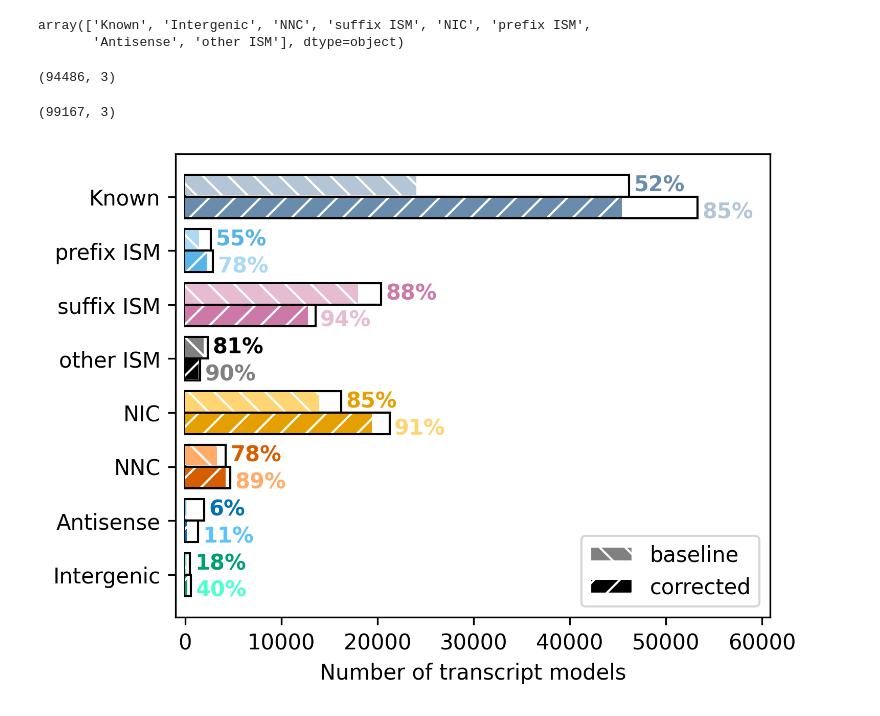
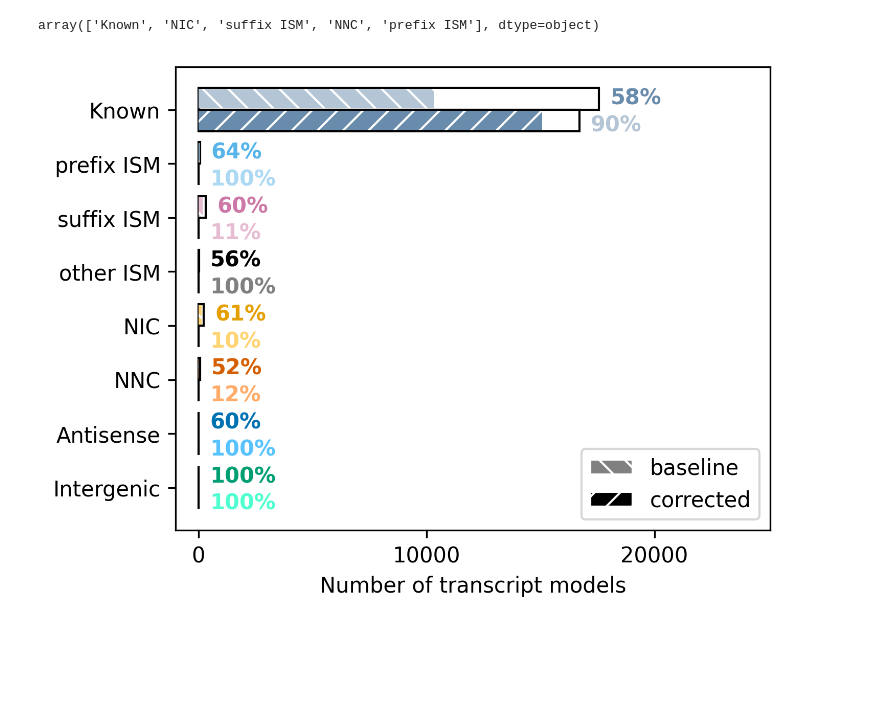
Before and after one commit to mortazavilab/lapa, a Jupyter notebook: workflow/correction/plot_overlap_annotation.ipynb, the cells around one changed output. Cells and saved outputs as stored; diff of their text form; code cells hidden in the pictures; blank space fills up the shorter version.

```diff
--- a/workflow/correction/plot_overlap_annotation.ipynb
+++ b/workflow/correction/plot_overlap_annotation.ipynb
@@ -12,7 +12,7 @@ except NameError:
         snakefile = os.getcwd() + "/workflow/Snakefile",
         rule_name = 'plot_overlap_annotation',
         root = '..',
-        default_wildcards={'library_prep': 'cDNA', 'platform': 'PacBio', 'counting': 'end'}
+        default_wildcards={'library_prep': 'CapTrap', 'platform': 'ONT', 'counting': 'end'}
     )
 # %%
 import numpy as np
@@ -50,27 +50,32 @@ colors_light = [lighten_color(i) for i in colors]
 # %%
 df_cor['novelty'].unique()
 # %% [output]
-array(['Known', 'Intergenic', 'NNC', 'suffix ISM', 'NIC', 'prefix ISM',
-       'Antisense', 'other ISM'], dtype=object)
+array(['Known', 'NIC', 'suffix ISM', 'NNC', 'prefix ISM'], dtype=object)
-# %%
-df_uncor.shape
-# %% [output]
-(94486, 3)
-# %%
-df_cor.shape
-# %% [output]
-(99167, 3)
+# %%
+def add_missing(df):
+    missing = set(order).difference(df.index)
+
+    for i in missing:
+        df.loc[i] = [1, 1]
+
+    return df
 # %%
 import matplotlib.patches as mpatches
 
 plt.figure(figsize=(5, 4), dpi=300)
 #plt.title(f"{snakemake.wildcards['sample']} {snakemake.wildcards['library_prep']} {snakemake.wildcards['platform']}")
 
-df_all_plot = df_uncor.groupby(['novelty']).count().loc[order].reset_index()
-df_all_cor_plot = df_cor.groupby(['novelty']).count().loc[order].reset_index()
+df_all_plot = df_uncor.groupby(['novelty']).count()
+df_all_plot = add_missing(df_all_plot).loc[order].reset_index()
 
-df_uncor_plot = df_uncor[df_uncor['support'] == 'yes'].groupby(['novelty']).count().loc[order].reset_index()
-df_cor_plot = df_cor[df_cor['support'] == 'yes'].groupby(['novelty']).count().loc[order].reset_index()
+df_all_cor_plot = df_cor.groupby(['novelty']).count()
+df_all_cor_plot = add_missing(df_all_cor_plot).loc[order].reset_index()
+
+df_uncor_plot = df_uncor[df_uncor['support'] == 'yes'].groupby(['novelty']).count()
+df_uncor_plot = add_missing(df_uncor_plot).loc[order].reset_index()
+
+df_cor_plot = df_cor[df_cor['support'] == 'yes'].groupby(['novelty']).count()
+df_cor_plot = add_missing(df_cor_plot).loc[order].reset_index()
 
 ax = plt.barh(
     df_all_plot['novelty'].index + 0.2,
@@ -94,31 +99,31 @@ ax = plt.barh(
 
 per_uncor = df_uncor_plot['transcript_id'] / df_all_plot['transcript_id']
 per_cor = df_cor_plot['transcript_id'] / df_all_cor_plot['transcript_id']
 
 for pu, x, y, c in zip(per_uncor, df_all_plot['transcript_id'],
                                df_all_plot['novelty'].index, colors):
     plt.text(x + 500, y + 0.1, f'{int(pu * 100)}%', color=c, fontweight='bold')
 
 for pc, x, y, cl in zip(per_cor, df_all_cor_plot['transcript_id'],
                            df_all_cor_plot['novelty'].index, colors_light):
     plt.text(x + 500, y - 0.4, f'{int(pc * 100)}%', color=cl, fontweight='bold')
 
 plt.legend(loc=4, handles=[
     mpatches.Patch(facecolor=colors_light[4],hatch='\\\\"', edgecolor='white', label='baseline'),
     mpatches.Patch(facecolor=colors[4], hatch='//', edgecolor='white', label='corrected')
 ])
 
 max_xlim = max(
     df_all_plot['transcript_id'].max(),
     df_all_cor_plot['transcript_id'].max()
 ) + 7500
 
 
 plt.xlim((-1000, max_xlim))
 _ = plt.yticks(list(range(len(order))), order)
 _ = plt.xticks(np.arange(0, max_xlim, 10_000))
 
 plt.xlabel('Number of transcript models')
 plt.savefig(snakemake.output['fig'], bbox_inches='tight', dpi=300)
 # %% [output]
-[figure, old version]
+[figure, new version]
```
Also changed, not shown: 25 other files.
